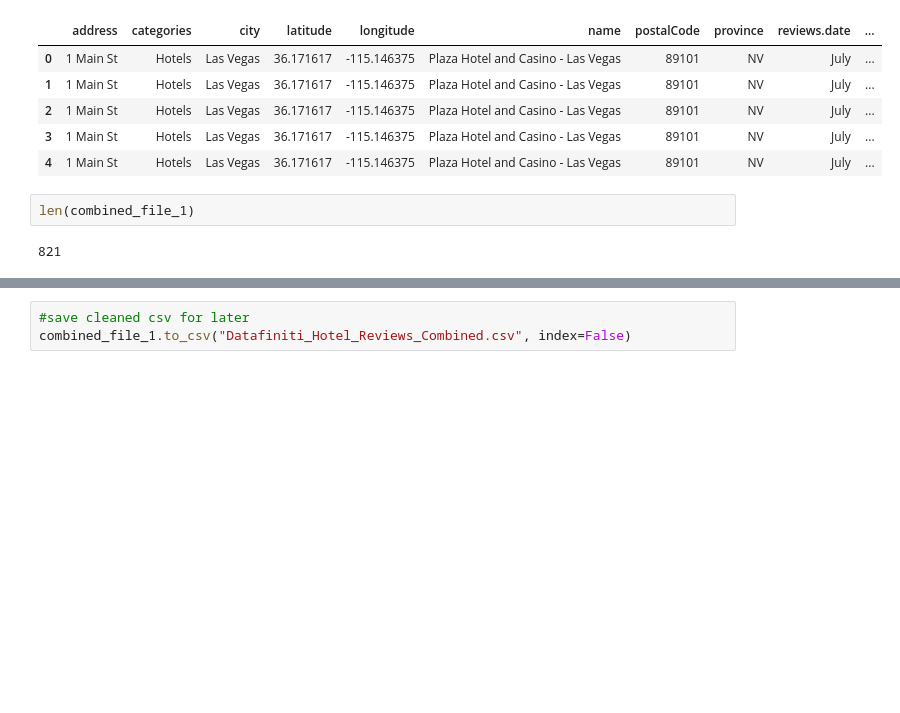
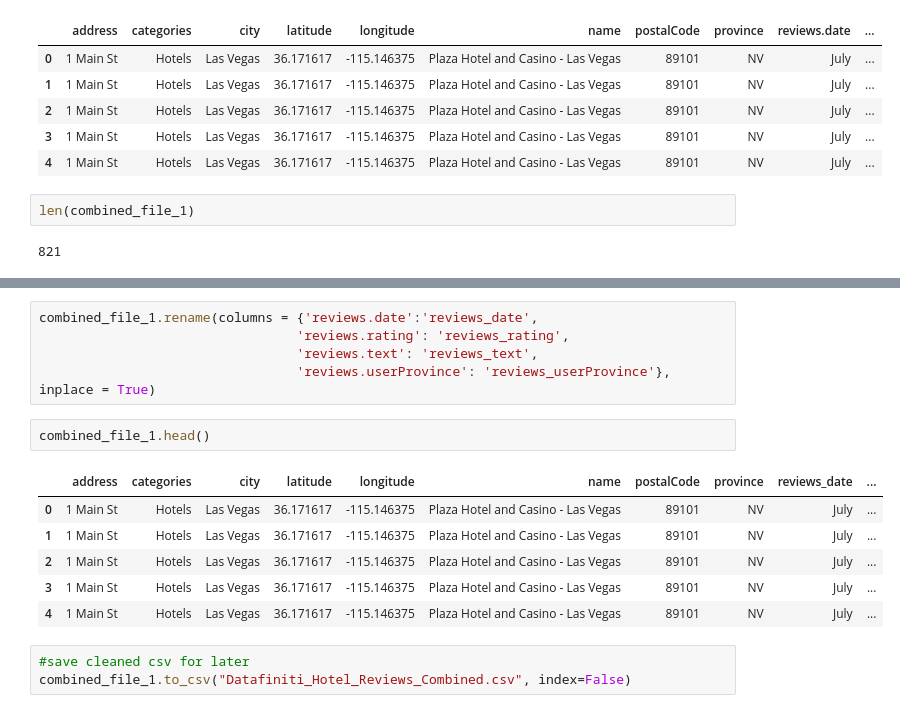
Before and after one commit to chadmilburn/Project2, a Jupyter notebook: Jupyter Notebooks/MergeNotebook.ipynb, the cells around one changed output, grey strips where cells are left out. Drawn from its saved outputs; the diff is of its cells as text; blank space fills up the shorter version.

```diff
--- a/Project 2 files for cleaning/MergeNotebook.ipynb
+++ b/Jupyter Notebooks/MergeNotebook.ipynb
@@ -63,3 +88,17 @@ len(combined_file_1)
+# %%
+combined_file_1.rename(columns = {'reviews.date':'reviews_date',
+                                 'reviews.rating': 'reviews_rating',
+                                 'reviews.text': 'reviews_text',
+                                 'reviews.userProvince': 'reviews_userProvince'}, inplace = True)
+# %%
+combined_file_1.head()
+# %% [output]
+|  | address | categories | city | latitude | longitude | name | postalCode | province | reviews_date | ... |
+| 0 | 1 Main St | Hotels | Las Vegas | 36.171617 | -115.146375 | Plaza Hotel and Casino - Las Vegas | 89101 | NV | July | ... |
+| 1 | 1 Main St | Hotels | Las Vegas | 36.171617 | -115.146375 | Plaza Hotel and Casino - Las Vegas | 89101 | NV | July | ... |
+| 2 | 1 Main St | Hotels | Las Vegas | 36.171617 | -115.146375 | Plaza Hotel and Casino - Las Vegas | 89101 | NV | July | ... |
+| 3 | 1 Main St | Hotels | Las Vegas | 36.171617 | -115.146375 | Plaza Hotel and Casino - Las Vegas | 89101 | NV | July | ... |
+| 4 | 1 Main St | Hotels | Las Vegas | 36.171617 | -115.146375 | Plaza Hotel and Casino - Las Vegas | 89101 | NV | July | ... |
 # %%
 #save cleaned csv for later
 combined_file_1.to_csv("Datafiniti_Hotel_Reviews_Combined.csv", index=False)
```
Also changed, not shown: parts of 3 cells of this notebook, 8 other files.
